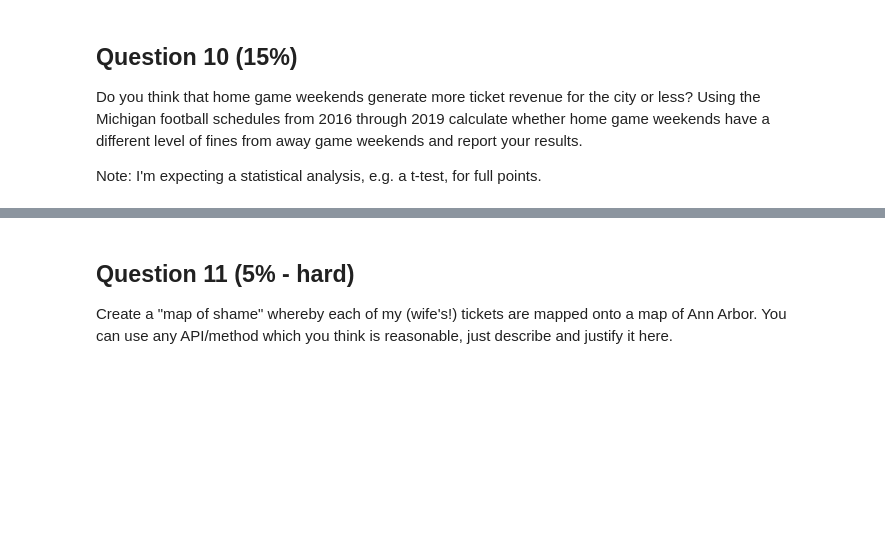
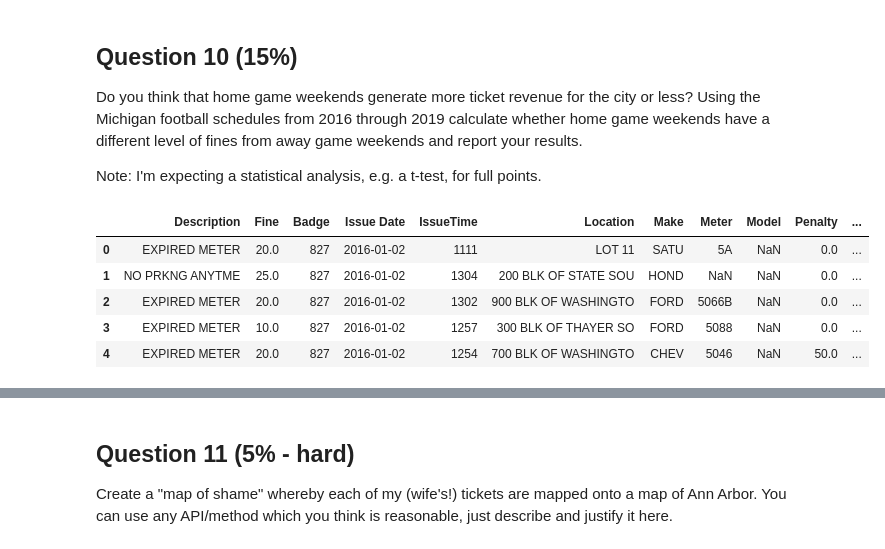
Before and after one commit to ierven/330assignment5, a Jupyter notebook: assignment5.ipynb, the cells around one changed output, grey strips where cells are left out. Saved outputs shown, nothing was run; the diff lists cells and outputs as text; code cells hidden in the pictures; blank space fills up the shorter version.

```diff
--- a/assignment5.ipynb
+++ b/assignment5.ipynb
@@ -78,0 +227,3 @@ raise NotImplementedError()
+# %%
+df = load_ticket_data()
+df["Year"] = pd.DatetimeIndex(df["Issue Date "]).year
@@ -78,0 +252,10 @@ raise NotImplementedError()
+# %%
+df = df[(df["Year"] == 2016.0) | (df["Year"] == 2017.0) | (df["Year"] == 2018.0) | (df["Year"] == 2019.0)]
+df.head()
+# %% [output]
+|  | Description | Fine | Badge | Issue Date | IssueTime | Location | Make | Meter | Model | Penalty | ... |
+| 0 | EXPIRED METER | 20.0 | 827 | 2016-01-02 | 1111 | LOT 11 | SATU | 5A | NaN | 0.0 | ... |
+| 1 | NO PRKNG ANYTME | 25.0 | 827 | 2016-01-02 | 1304 | 200 BLK OF STATE SOU | HOND | NaN | NaN | 0.0 | ... |
+| 2 | EXPIRED METER | 20.0 | 827 | 2016-01-02 | 1302 | 900 BLK OF WASHINGTO | FORD | 5066B | NaN | 0.0 | ... |
+| 3 | EXPIRED METER | 10.0 | 827 | 2016-01-02 | 1257 | 300 BLK OF THAYER SO | FORD | 5088 | NaN | 0.0 | ... |
+| 4 | EXPIRED METER | 20.0 | 827 | 2016-01-02 | 1254 | 700 BLK OF WASHINGTO | CHEV | 5046 | NaN | 50.0 | ... |
```
Also changed, not shown: parts of 27 cells of this notebook, 6 other files.
